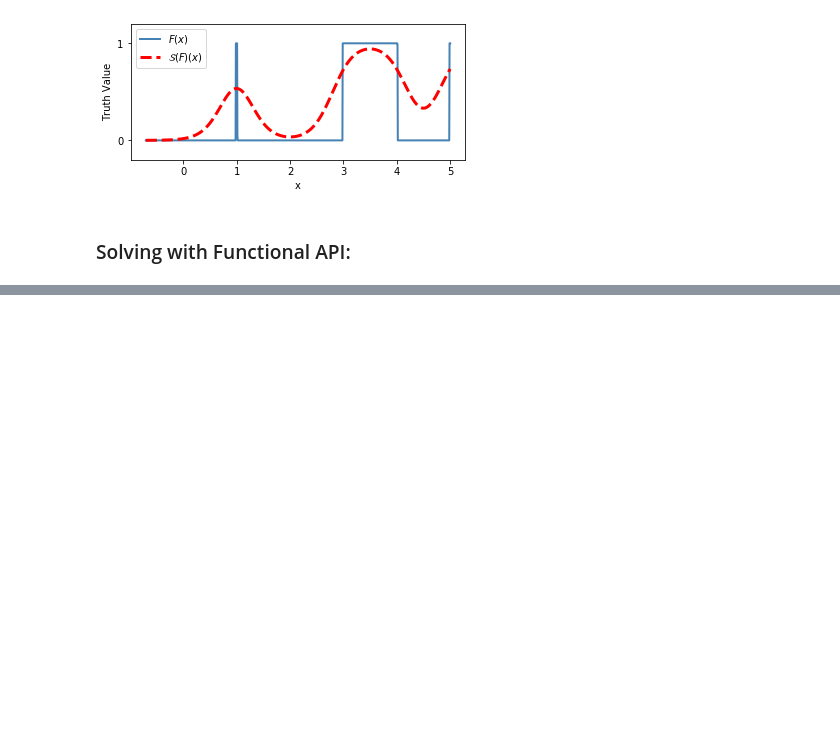
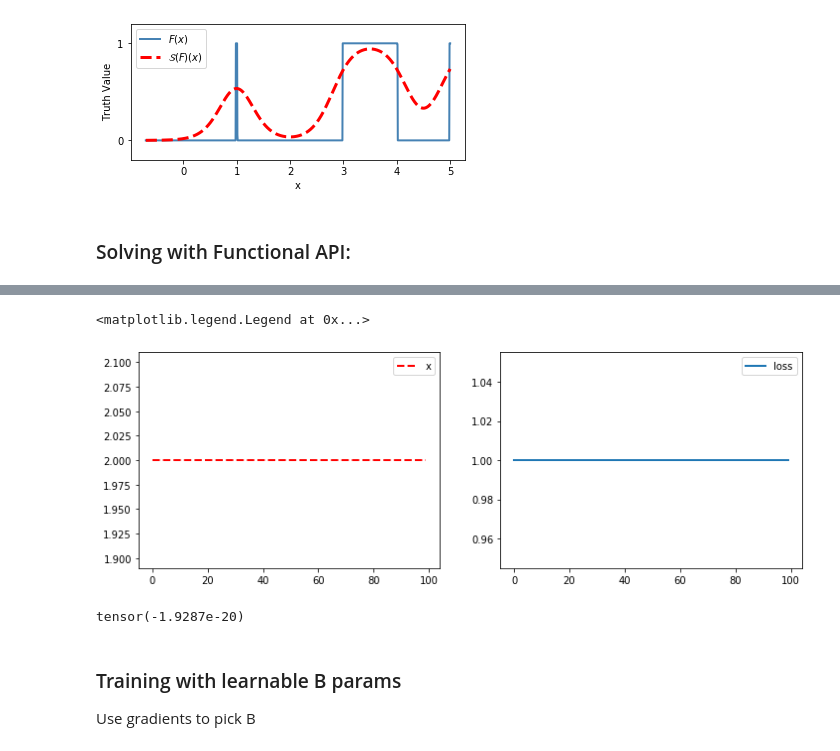
Before and after one commit to gryan11/cln_tutorial, a Jupyter notebook: tutorials/basic_construction_and_training.ipynb, the cells around one changed output, grey strips where cells are left out. Cells and saved outputs as stored; diff of their text form; code cells hidden in the pictures; blank space fills up the shorter version.

```diff
--- a/tutorials/basic_construction_and_training.ipynb
+++ b/tutorials/basic_construction_and_training.ipynb
@@ -74 +213,20 @@ No handles with labels found to put in legend.
+# %%
+plt.figure(figsize=(12,4))
+plt.subplot(1,2,1)
+plt.plot(trace.x, 'r--', linewidth=2)
+plt.legend(['x', 'B'])
+plt.subplot(1,2,2)
+plt.plot(trace.loss, linewidth=2)
+plt.legend(['loss'])
+# %% [output]
+<matplotlib.legend.Legend at 0x...>
+[figure, added]
+# %%
+# the gradient is nearly 0!
+x.grad
+# %% [output]
+tensor(-1.9287e-20)
+# %% [markdown]
+### Training with learnable B params
+Use gradients to pick B
 # %%
```
Also changed, not shown: parts of 14 cells of this notebook, 1 other file.
